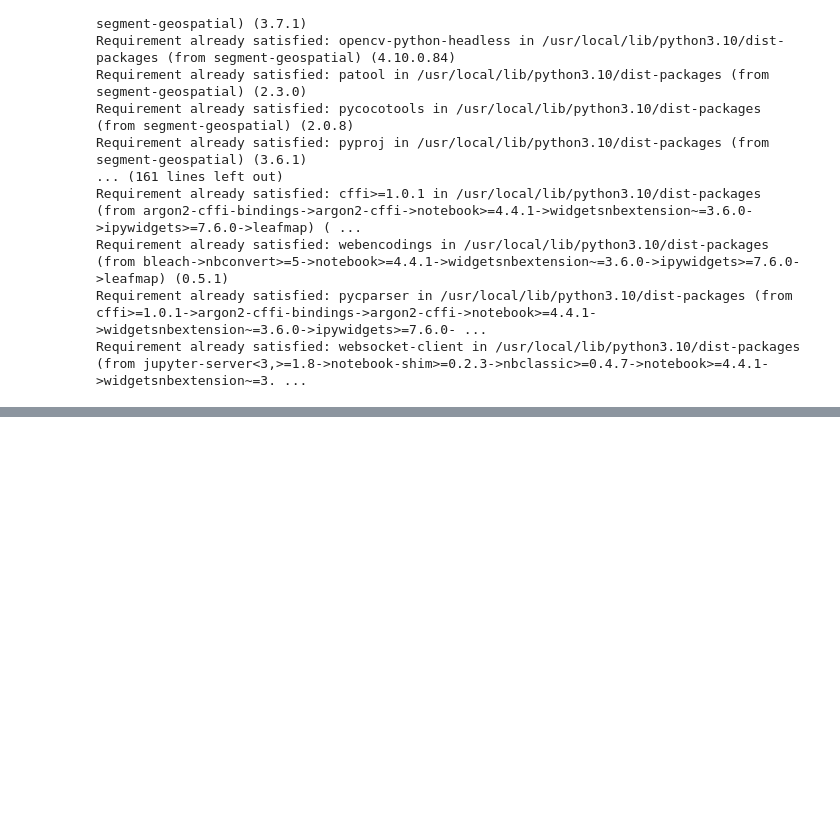
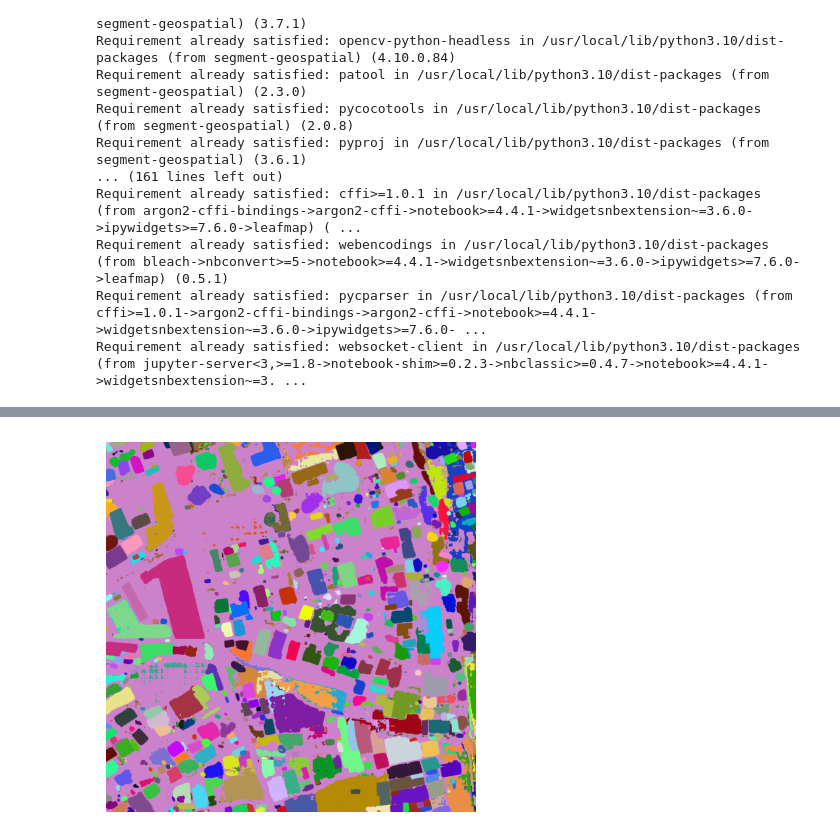
Before and after one commit to marieangeboum/rs-segsem-dil, a Jupyter notebook: image_notebook/sam_bbox_v01.ipynb, the cells around one changed output, grey strips where cells are left out. Drawn from its saved outputs; the diff is of its cells as text; code cells hidden in the pictures; blank space fills up the shorter version.

Commit message:
nouvelle version : calcul de IoU, generation de mask de segmentation

```diff
--- a/image_notebook/sam_bbox_v01.ipynb
+++ b/image_notebook/sam_bbox_v01.ipynb
@@ -46,0 +195,5 @@ from segment_anything import sam_model_registry
+# %%
+# Switch to your image and shapefile instead
+image = '/content/images/accra_3.tif'
+shapefile = '/content/labels/bbox_accra_3.shp'
+mask = '/content/labels/accra_3.tif'
@@ -46,0 +232,45 @@ from segment_anything import sam_model_registry
+# %%
+import cv2
+import numpy as np
+import matplotlib.pyplot as plt
+
+def show_mask_on_image(image, mask, color):
+    """Apply the mask to the image with the given color."""
+    for c in range(3):
+        image[:, :, c] = np.where(mask == 1, color[c] * 255, image[:, :, c])
+    return image
+
+# Lire l'image
+img_arr = cv2.imread(image)
+mask_predictor = SamPredictor(sam)
+mask_predictor.set_image(img_arr)
+
+# Copier l'image de base pour afficher les masques
+img_with_masks = img_arr.copy()
+
+# Traiter chaque boîte dans clip_boxes
+for clip_box in clip_boxes:
+    # Convertir la boîte en tableau numpy et s'assurer qu'elle est de type entier
+    clip_box = np.array(clip_box).astype(int)
+
+    # Prédire les masques, scores et logits pour la boîte actuelle
+    masks, scores, logits = mask_predictor.predict(
+        box=clip_box,
+        multimask_output=True
+    )
+
+    # Appliquer chaque masque sur l'image de base
+    for mask in masks:
+        color = np.random.rand(3)  # Couleur aléatoire pour chaque masque
+        img_with_masks = show_mask_on_image(img_with_masks, mask, color)
+
+# Fusionner img_with_masks avec l'image d'origine
+alpha = 0.5  # Facteur de transparence
+blended_image = cv2.addWeighted(img_arr, 1 - alpha, img_with_masks, alpha, 0)
+
+# Afficher l'image fusionnée
+plt.imshow(cv2.cvtColor(blended_image, cv2.COLOR_BGR2RGB))
+plt.axis('off')
+plt.show()
+# %% [output]
+[figure, added]
```
Also changed, not shown: parts of 19 cells of this notebook.
